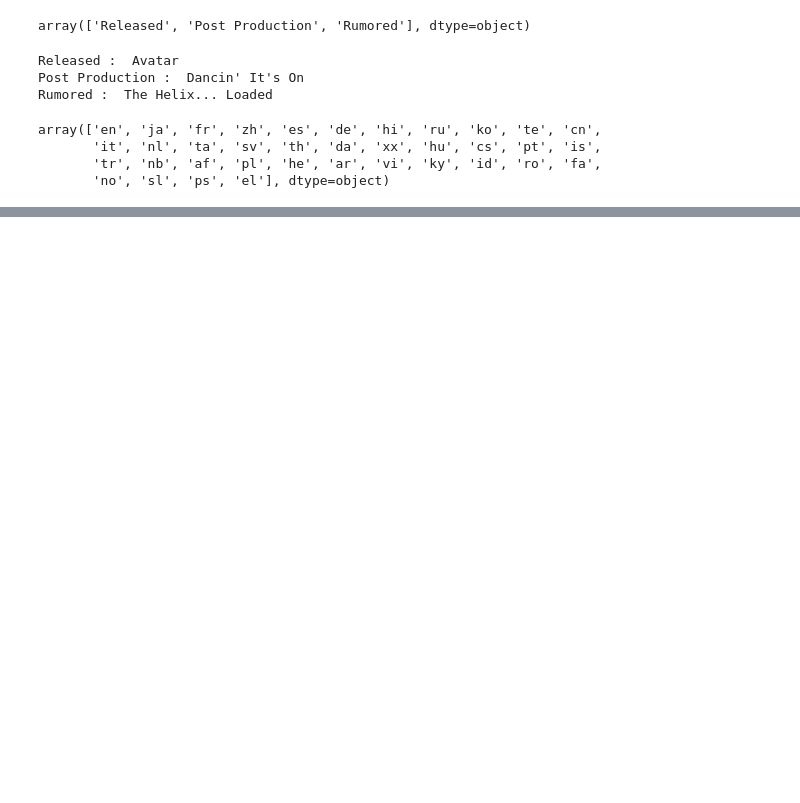
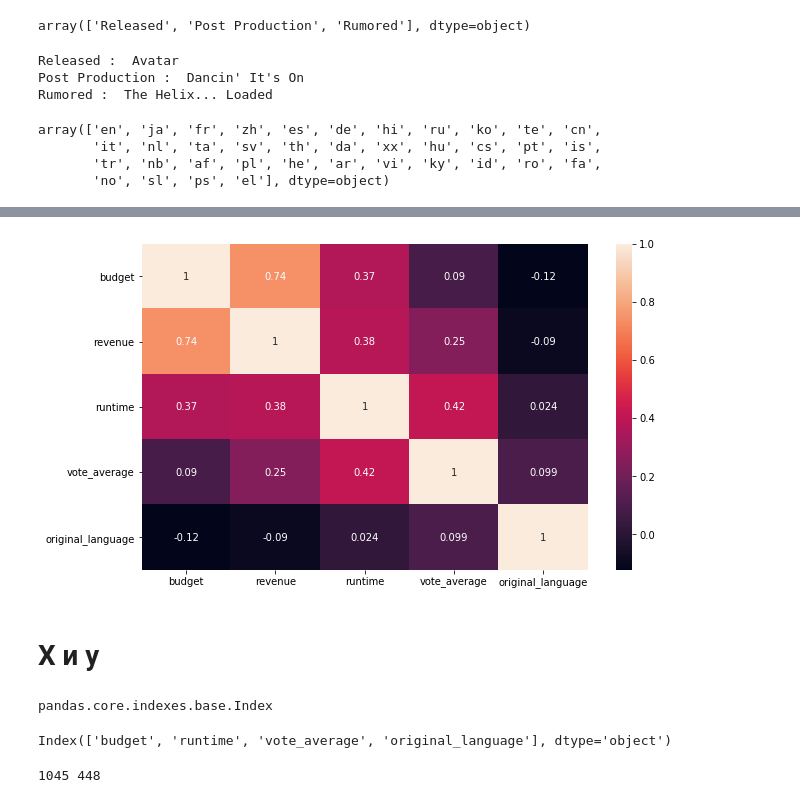
Before and after one commit to komarovn/ML-TMDB-Analysis, a Jupyter notebook: tmdb.ipynb, the cells around one changed output, grey strips where cells are left out. Cells and saved outputs as stored; diff of their text form; code cells hidden in the pictures; blank space fills up the shorter version.

```diff
--- a/tmdb.ipynb
+++ b/tmdb.ipynb
@@ -278,0 +345,3 @@ array(['en', 'ja', 'fr', 'zh', 'es', 'de', 'hi', 'ru', 'ko', 'te', 'cn',
+# %%
+data_numerical = (data_numerical - data_numerical.mean(axis = 0))/data_numerical.std(axis = 0)
+data_numerical.describe()
@@ -278,0 +364,3 @@ array(['en', 'ja', 'fr', 'zh', 'es', 'de', 'hi', 'ru', 'ko', 'te', 'cn',
+# %%
+for index, lang in enumerate(data_mod['original_language'].unique()):
+    data_mod.at[data_mod['original_language'] == lang, 'original_language'] = index
@@ -278,0 +376,2 @@ array(['en', 'ja', 'fr', 'zh', 'es', 'de', 'hi', 'ru', 'ko', 'te', 'cn',
+# %%
+data_nonbinary = data_mod['original_language']
@@ -278,0 +380,3 @@ array(['en', 'ja', 'fr', 'zh', 'es', 'de', 'hi', 'ru', 'ko', 'te', 'cn',
+# %%
+data_res = pd.concat((data_numerical, data_nonbinary), axis = 1)
+print(data_res.shape)
@@ -278,0 +397,9 @@ array(['en', 'ja', 'fr', 'zh', 'es', 'de', 'hi', 'ru', 'ko', 'te', 'cn',
+# %%
+import seaborn as sbn
+plt.figure(figsize = (10,6))
+sbn.heatmap(data_res.corr(), annot = True)
+plt.show()
+# %% [output]
+[figure, added]
+# %% [markdown]
+# X и y
@@ -278,0 +410,18 @@ array(['en', 'ja', 'fr', 'zh', 'es', 'de', 'hi', 'ru', 'ko', 'te', 'cn',
+# %%
+type(feature_names)
+# %% [output]
+pandas.core.indexes.base.Index
+# %%
+feature_names
+# %% [output]
+Index(['budget', 'runtime', 'vote_average', 'original_language'], dtype='object')
+# %%
+from sklearn.model_selection import train_test_split
+X_train, X_test, y_train, y_test = train_test_split(X, y, test_size = 0.3, random_state = 1)
+
+N_train, _ = X_train.shape
+N_test,  _ = X_test.shape
+
+print(N_train, N_test)
+# %% [output]
+1045 448
```
Also changed, not shown: parts of 26 cells of this notebook.
